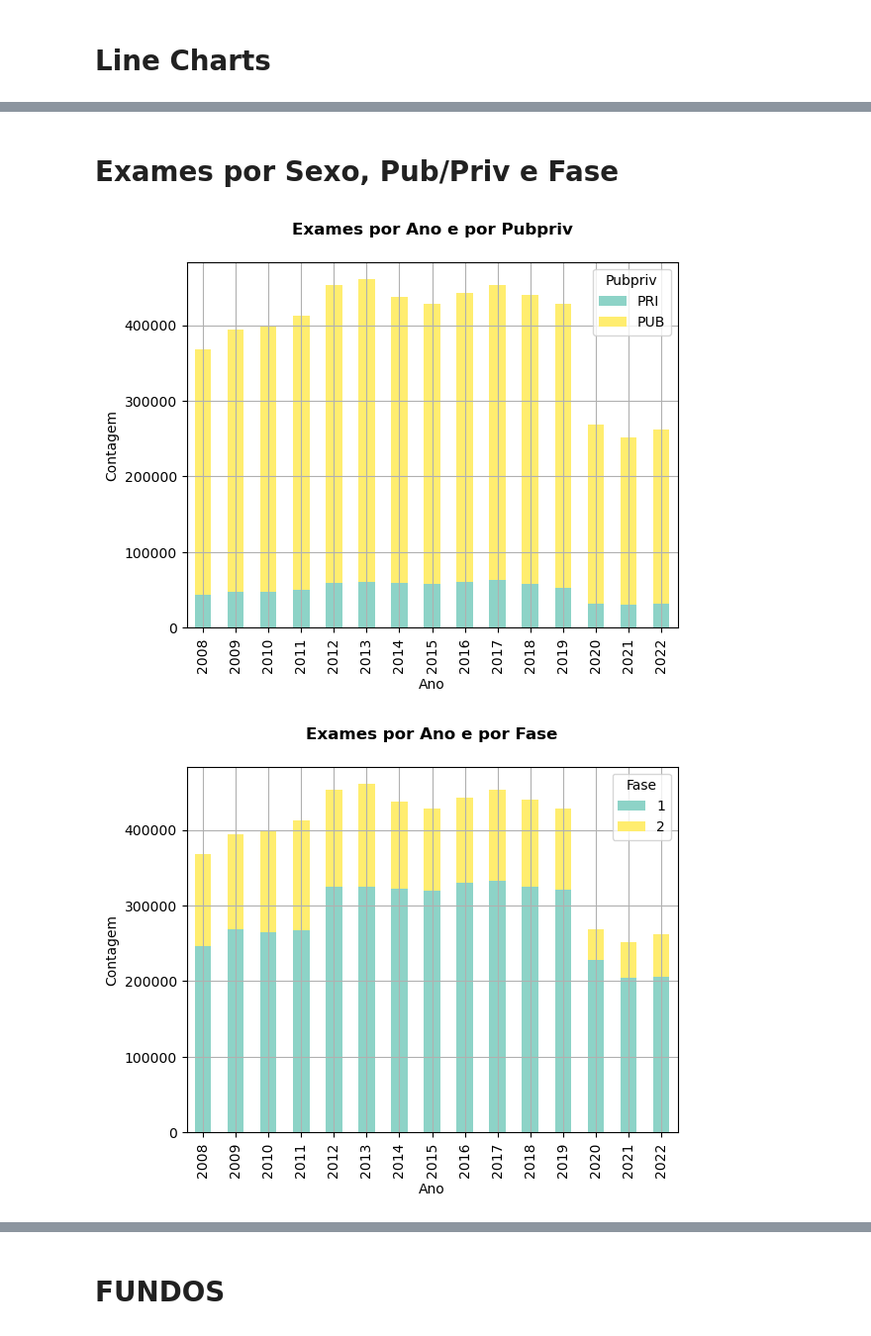
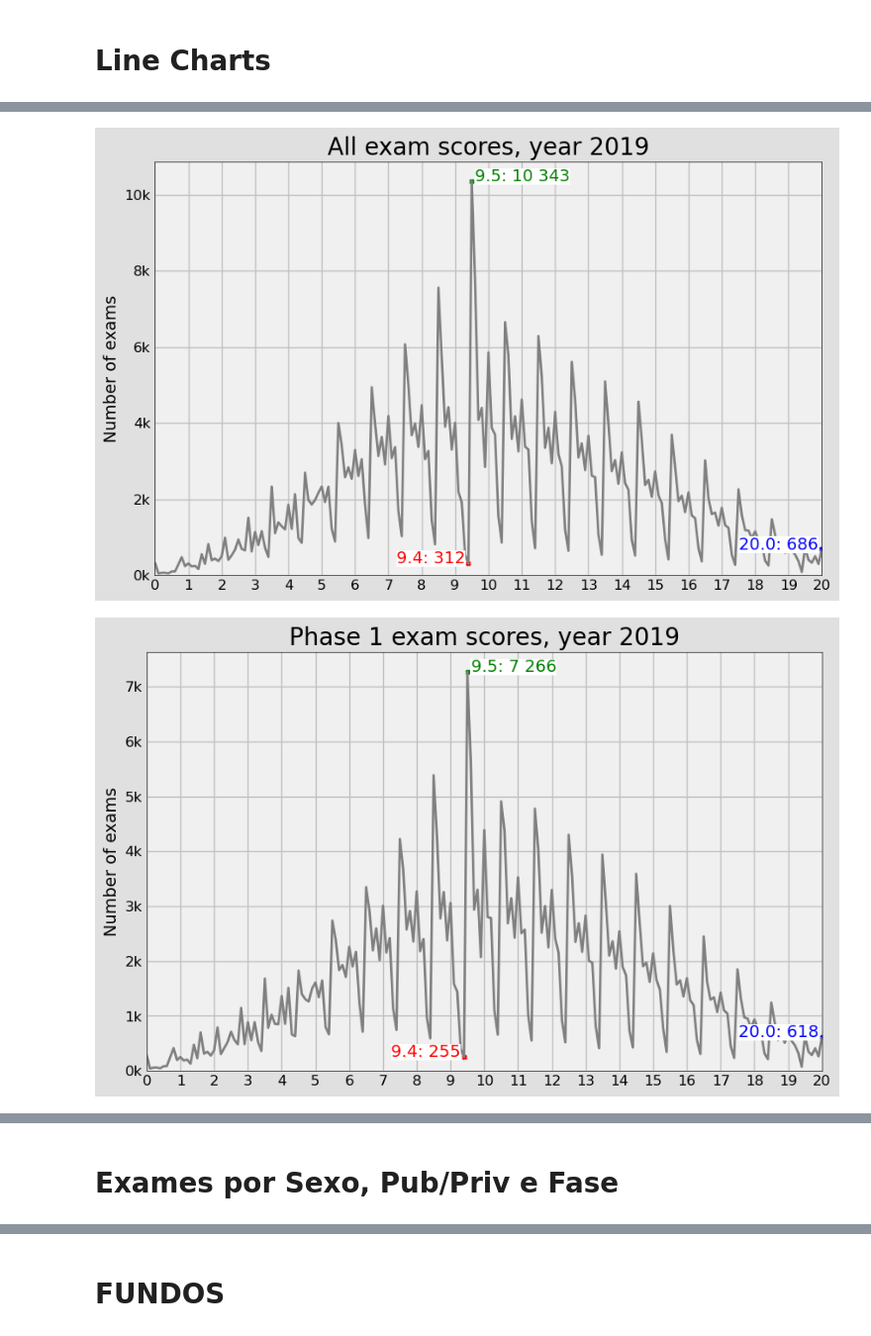
Before and after one commit to samueldatasci/ENES, a Jupyter notebook: code/analysis.ipynb, the cells around one changed output, grey strips where cells are left out. Shown at 99% size. Drawn from its saved outputs; the diff is of its cells as text; code cells hidden in the pictures.

```diff
--- a/code/analysis.ipynb
+++ b/code/analysis.ipynb
@@ -204,0 +142,25 @@ chart(kind="line", df=dfResultAnalise2020, xvar="Class_Exam", dots=((9.4, 'right
+# %%
+for ano in [2019, 2020]:
+	title = "All exam scores, year " + str(ano)
+	dfsubset = dfAll[(dfAll['ano'] == ano)]
+	chart(kind="line", df=dfsubset, \
+		xvar="Class_Exam", yvar=None, zvar=None, zlabel=None, legend=None, \
+		dots=((9.4, 'right', 'red', 'x', 10), (9.5, 'left', 'green', 'x', 10), (20, 'right', 'blue', 'x', 10)) , \
+		yAxisScale=1/1000, yAxisScaleSymbol='k', title=title, xticks=np.arange(0, 20.1, 1), xlimit=(0,20))
+
+	title = "Phase 1 exam scores, year " + str(ano)
+	dfsubset = dfAllFase1[(dfAllFase1['ano'] == ano)]
+	chart(kind="line", df=dfsubset, \
+		xvar="Class_Exam", yvar=None, zvar=None, zlabel=None, legend=None, \
+		dots=((9.4, 'right', 'red', 'x', 10), (9.5, 'left', 'green', 'x', 10), (20, 'right', 'blue', 'x', 10)) , \
+		yAxisScale=1/1000, yAxisScaleSymbol='k', title=title, xticks=np.arange(0, 20.1, 1), xlimit=(0,20))
+
+	title = "Phase 2 exam scores, year " + str(ano)
+	dfsubset = dfAll[(dfAll['ano'] == ano) & (dfAll['Fase'] == '2')]
+	chart(kind="line", df=dfsubset, \
+		xvar="Class_Exam", yvar=None, zvar=None, zlabel=None, legend=None, \
+		dots=((9.4, 'right', 'red', 'x', 10), (9.5, 'left', 'green', 'x', 10), (20, 'right', 'blue', 'x', 10)) , \
+		yAxisScale=1/1000, yAxisScaleSymbol='k', title=title, xticks=np.arange(0, 20.1, 1), xlimit=(0,20))
+# %% [output]
+[figure, added]
+[figure, added]
@@ -205,12 +171,2 @@ chart(kind="line", df=dfResultAnalise2020, xvar="Class_Exam", dots=((9.4, 'right
 # %% [markdown]
 # Exames por Sexo, Pub/Priv e Fase
-# %%
-#dfExamesPorPubPriv = dfAll.groupby(['ano', 'PubPriv']).size().reset_index(name='counts')
-barchart_nseries(dfAll, index='ano', columns='PubPriv', values='counts')
-# %% [output]
-[figure, removed]
-# %%
-
-barchart_nseries(dfAll, index='ano', columns='Fase', values='count',  title=None, xlabel='Ano', ylabel=None, grid=True, stacked=False, colormap='Set3')
-# %% [output]
-[figure, removed]
```
Also changed, not shown: parts of 21 cells of this notebook, 3 other files.
